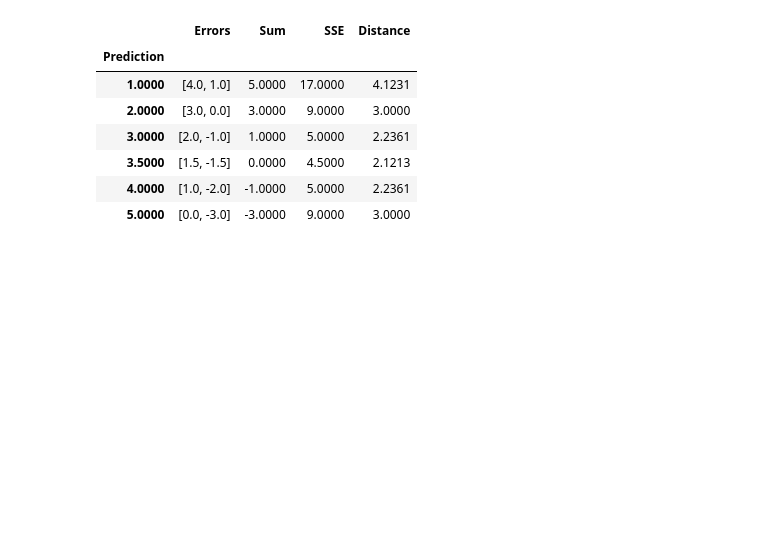
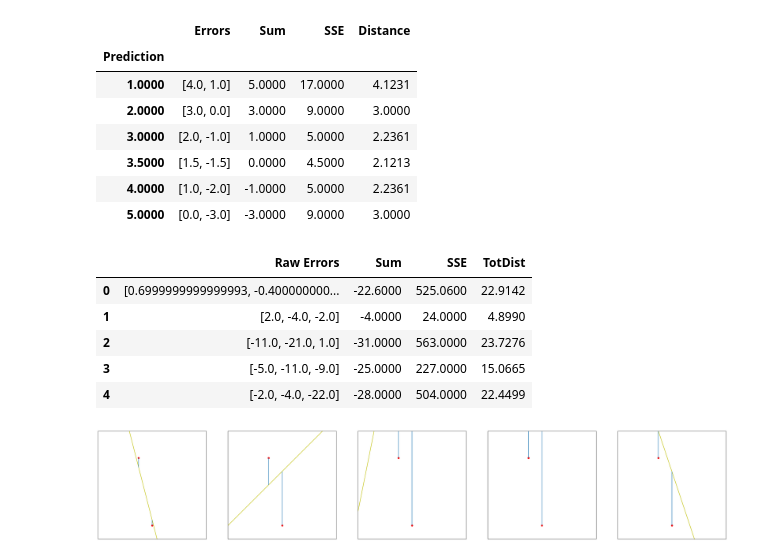
Before and after one commit to Rose-Kimu/Machine-Learning-Classwork, a Jupyter notebook: Regression.ipynb, the cells around one changed output. Drawn from its saved outputs; the diff is of its cells as text; code cells hidden in the pictures; blank space fills up the shorter version.

```diff
--- a/Regression.ipynb
+++ b/Regression.ipynb
@@ -428,3 +404,52 @@ index="Prediction"))
 | 3.5000 | [1.5, -1.5] | 0.0000 | 4.5000 | 2.1213 |
 | 4.0000 | [1.0, -2.0] | -1.0000 | 5.0000 | 2.2361 |
 | 5.0000 | [0.0, -3.0] | -3.0000 | 9.0000 | 3.0000 |
+# %%
+def process(D, model, ax):
+  # make some useful abbreviations/names
+  # y is our "actual"
+  x, y = D[:, 0], D[:, 1]
+  m, b = model
+  # styling
+  axis_helper(ax, (0, 8))
+  # plot the data
+  ax.plot(x, y, 'ro')
+  # plot the prediction line
+  helper_xs = np.array([0, 8])
+  helper_line = m * helper_xs + b
+  ax.plot(helper_xs, helper_line, color='y')
+  # plot the errors
+  predictions = m * x + b
+  ax.vlines(x, predictions, y)
+  # calculate error amounts
+  errors = y - predictions
+  # tuple up the results
+  sse = np.dot(errors, errors)
+  return (errors, errors.sum(), sse, np.sqrt(sse))
+# %%
+# our data is very simple: two (x, y) points
+D = np.array([[3, 6],
+[4, 1], [-1,-2]])
+
+# m b --> predictions = mx + b
+lines_mb = np.array([[ -3.9, 17],
+[ 1, 1],
+[ 5, 2],
+[1, 8],
+[-3, 17]])
+
+col_labels = ("Raw Errors", "Sum", "SSE", "TotDist")
+results = []
+# note: plotting occurs in process()
+fig, axes = plt.subplots(1, 5, figsize=(40, 40))
+records = [process(D, mod, ax) for mod,ax in zip(lines_mb, axes.flat)]
+df = pd.DataFrame.from_records(records, columns=col_labels)
+display(df)
+# %% [output]
+|  | Raw Errors | Sum | SSE | TotDist |
+| 0 | [0.6999999999999993, -0.400000000... | -22.6000 | 525.0600 | 22.9142 |
+| 1 | [2.0, -4.0, -2.0] | -4.0000 | 24.0000 | 4.8990 |
+| 2 | [-11.0, -21.0, 1.0] | -31.0000 | 563.0000 | 23.7276 |
+| 3 | [-5.0, -11.0, -9.0] | -25.0000 | 227.0000 | 15.0665 |
+| 4 | [-2.0, -4.0, -22.0] | -28.0000 | 504.0000 | 22.4499 |
+[figure, added]
```
Also changed, not shown: parts of 4 cells of this notebook.
